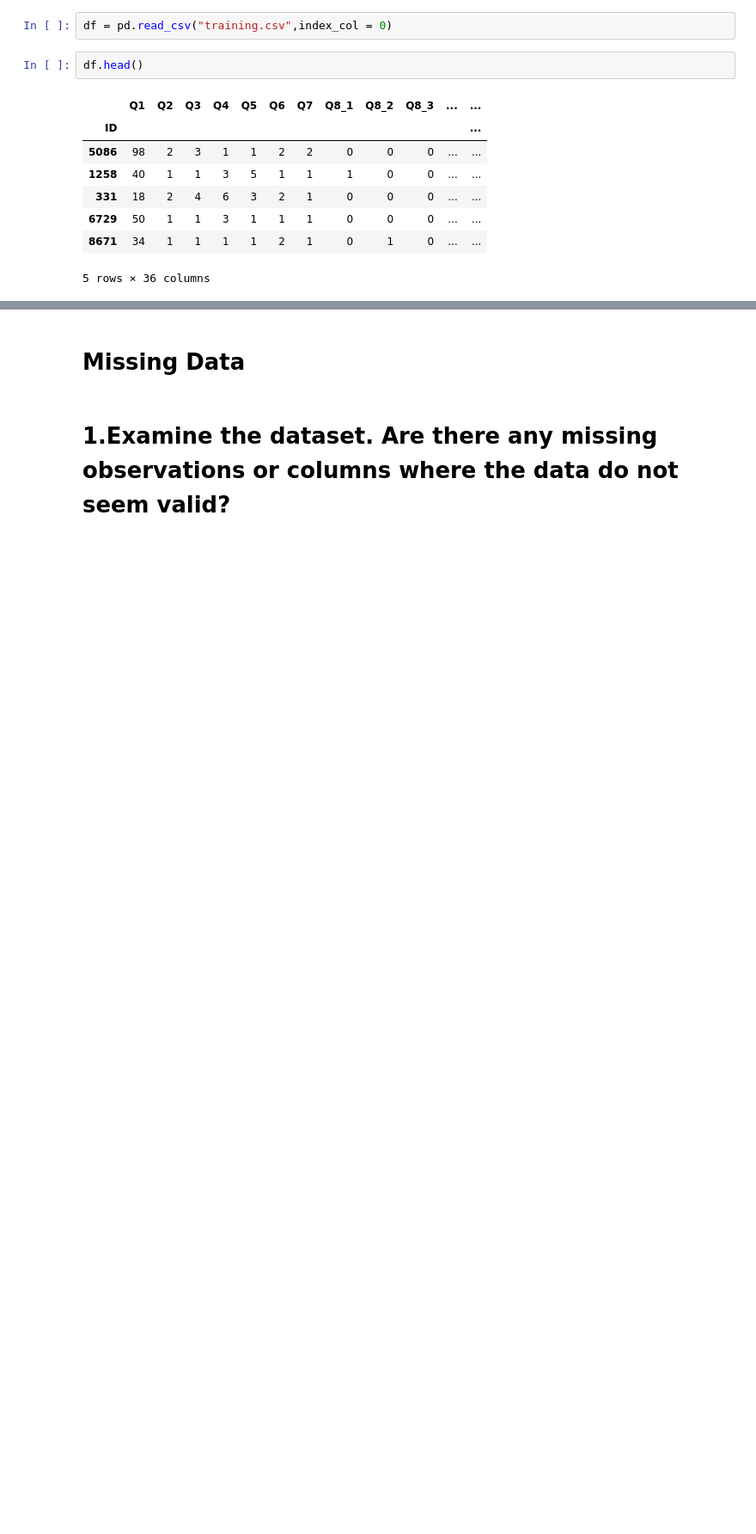
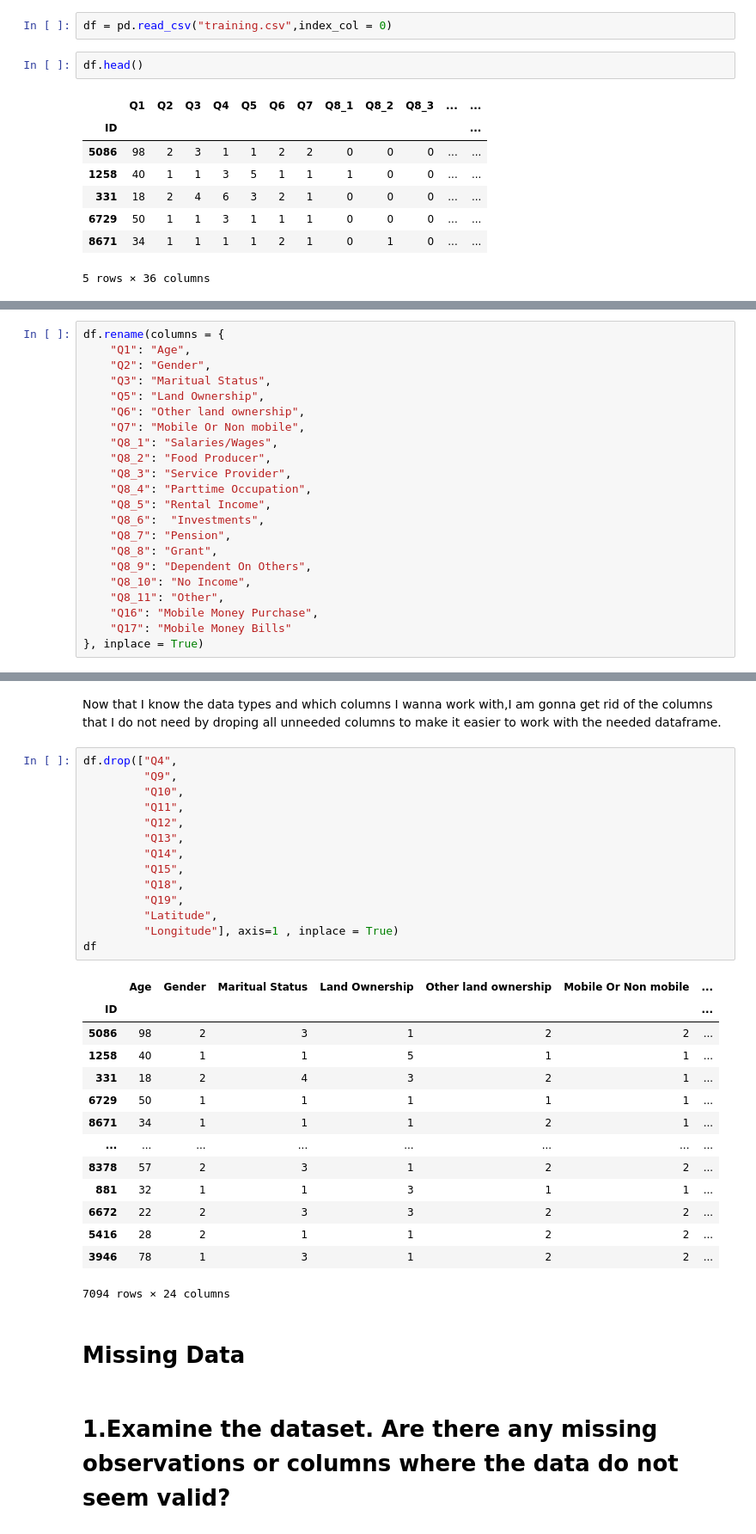
Before and after one commit to rethabilethulo/FINANCIAL_SERVICES_USE_IN_TANZANIA, a Jupyter notebook: FINANCIAL SERVICES USE IN TANZANIA.ipynb, the cells around one changed output, grey strips where cells are left out. Shown at 86% size. Drawn from its saved outputs; the diff is of its cells as text; blank space fills up the shorter version.

```diff
--- a/FINANCIAL SERVICES USE IN TANZANIA.ipynb
+++ b/FINANCIAL SERVICES USE IN TANZANIA.ipynb
@@ -20,0 +29,22 @@ df.head()
+# %%
+df.rename(columns = {
+    "Q1": "Age",
+    "Q2": "Gender",
+    "Q3": "Maritual Status",
+    "Q5": "Land Ownership",
+    "Q6": "Other land ownership",
+    "Q7": "Mobile Or Non mobile",
+    "Q8_1": "Salaries/Wages",
+    "Q8_2": "Food Producer",
+    "Q8_3": "Service Provider",
+    "Q8_4": "Parttime Occupation",
+    "Q8_5": "Rental Income",
+    "Q8_6":  "Investments",
+    "Q8_7": "Pension",
+    "Q8_8": "Grant",
+    "Q8_9": "Dependent On Others",
+    "Q8_10": "No Income",
+    "Q8_11": "Other",
+    "Q16": "Mobile Money Purchase",
+    "Q17": "Mobile Money Bills"
+}, inplace = True)
@@ -21,3 +77,34 @@ df.head()
+# %% [markdown]
+Now that I know the data types and which columns I wanna work with,I am gonna get rid of the columns that I do not need by droping all unneeded columns to make it easier to work with the needed dataframe.
+# %%
+df.drop(["Q4",
+         "Q9",
+         "Q10",
+         "Q11",
+         "Q12",
+         "Q13",
+         "Q14",
+         "Q15",
+         "Q18",
+         "Q19",
+         "Latitude",
+         "Longitude"], axis=1 , inplace = True)
+df
+# %% [output]
+|  | Age | Gender | Maritual Status | Land Ownership | Other land ownership | Mobile Or Non mobile | ... |
+| ID |  |  |  |  |  |  | ... |
+| 5086 | 98 | 2 | 3 | 1 | 2 | 2 | ... |
+| 1258 | 40 | 1 | 1 | 5 | 1 | 1 | ... |
+| 331 | 18 | 2 | 4 | 3 | 2 | 1 | ... |
+| 6729 | 50 | 1 | 1 | 1 | 1 | 1 | ... |
+| 8671 | 34 | 1 | 1 | 1 | 2 | 1 | ... |
+| ... | ... | ... | ... | ... | ... | ... | ... |
+| 8378 | 57 | 2 | 3 | 1 | 2 | 2 | ... |
+| 881 | 32 | 1 | 1 | 3 | 1 | 1 | ... |
+| 6672 | 22 | 2 | 3 | 3 | 2 | 2 | ... |
+| 5416 | 28 | 2 | 1 | 1 | 2 | 2 | ... |
+| 3946 | 78 | 1 | 3 | 1 | 2 | 2 | ... |
+7094 rows × 24 columns
 # %% [markdown]
 
 
```
Also changed, not shown: parts of 16 cells of this notebook.
